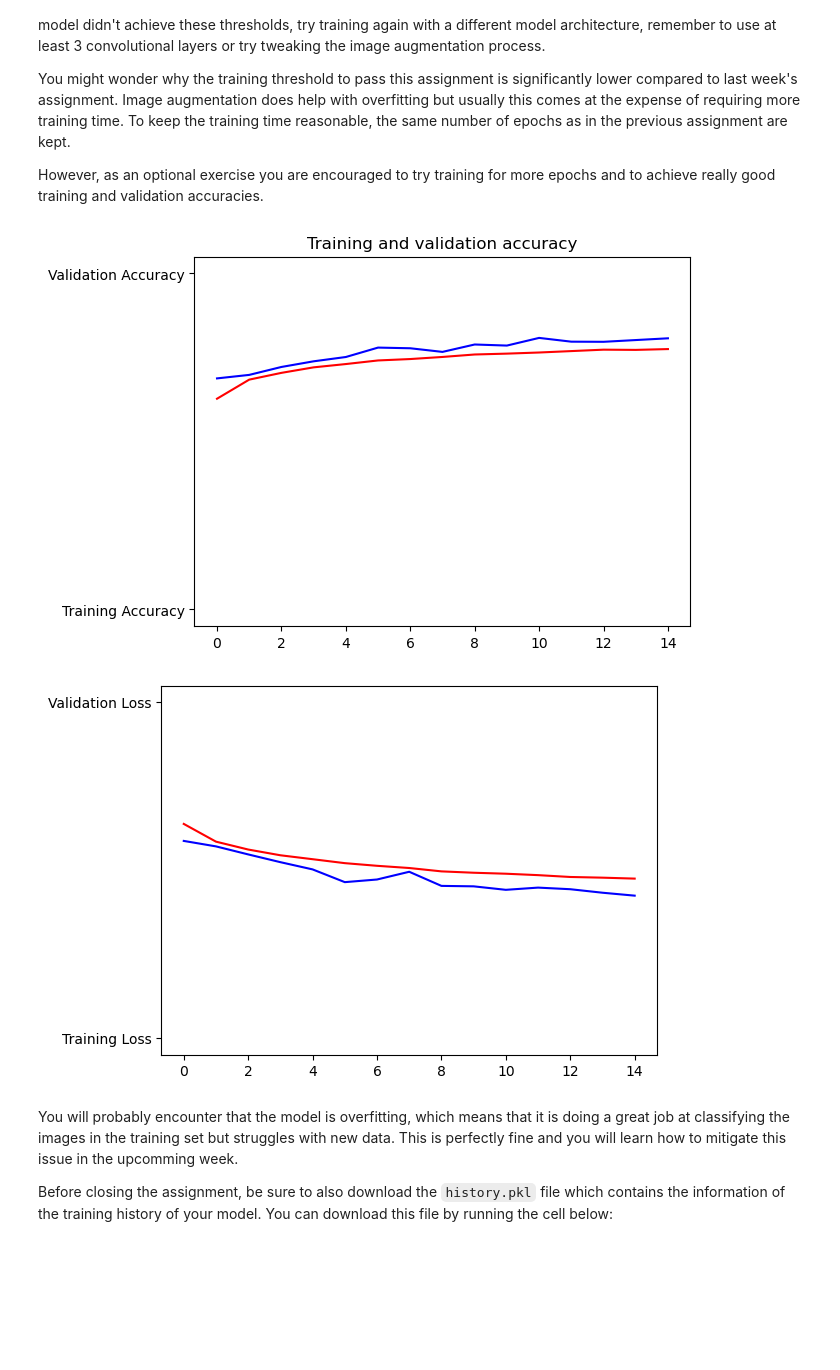
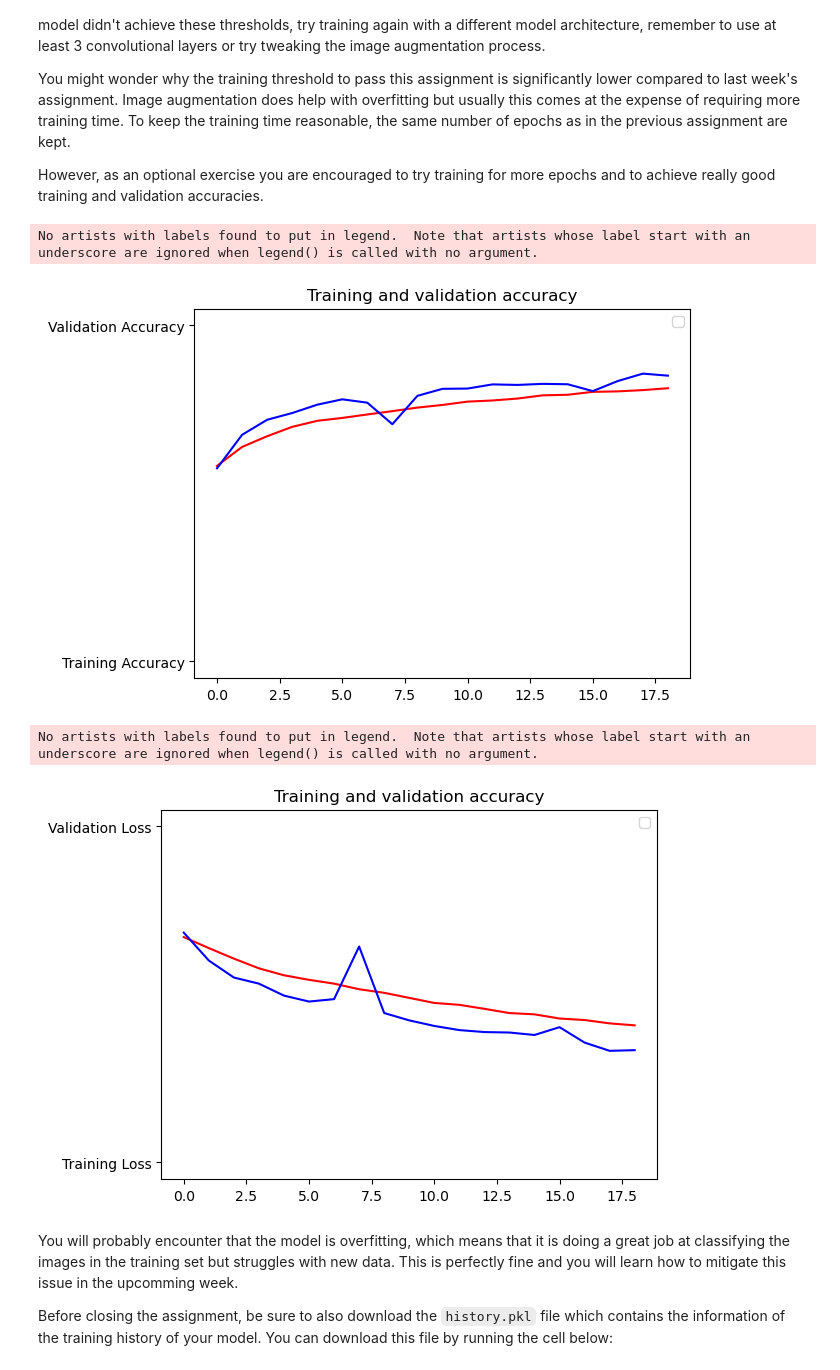
Before and after one commit to Immortal-Pi/DeepLearningTensorflowCoursera, a Jupyter notebook: CNNComplex/C2W2_Assignment.ipynb, the cells around one changed output. Saved outputs shown, nothing was run; the diff lists cells and outputs as text; code cells hidden in the pictures; blank space fills up the shorter version.

```diff
--- a/CNNComplex/C2W2_Assignment.ipynb
+++ b/CNNComplex/C2W2_Assignment.ipynb
@@ -373,8 +373,12 @@ def create_model():
     tf.keras.layers.MaxPool2D(2,2),
     tf.keras.layers.Conv2D(64,(3,3),activation='relu'),
     tf.keras.layers.MaxPool2D(2,2),
+    tf.keras.layers.Conv2D(64,(3,3),activation='relu'),
+    tf.keras.layers.MaxPool2D(2,2),
+    tf.keras.layers.Conv2D(64,(3,3),activation='relu'),
+    tf.keras.layers.MaxPool2D(2,2),
     tf.keras.layers.Flatten(),
-    tf.keras.layers.Dense(256,activation='relu'),
+    tf.keras.layers.Dense(512,activation='relu'),
     tf.keras.layers.Dense(1, activation='sigmoid')
   ])
 
@@ -397,7 +401,7 @@ model = create_model()
 # Train the model
 # Note that this may take some time.
 history = model.fit(train_generator,
-                    epochs=15,
+                    epochs=19,
                     verbose=1,
                     validation_data=validation_generator)
 # %% [output]
@@ -421,33 +433,38 @@ However, as an optional exercise you are encouraged to try training for more epo
 # %%
 #-----------------------------------------------------------
 # Retrieve a list of list results on training and test data
 # sets for each training epoch
 #-----------------------------------------------------------
 acc=history.history['accuracy']
 val_acc=history.history['val_accuracy']
 loss=history.history['loss']
 val_loss=history.history['val_loss']
 
 epochs=range(len(acc)) # Get number of epochs
 
 #------------------------------------------------
 # Plot training and validation accuracy per epoch
 #------------------------------------------------
 plt.plot(epochs, acc, 'r', "Training Accuracy")
 plt.plot(epochs, val_acc, 'b', "Validation Accuracy")
 plt.title('Training and validation accuracy')
+plt.legend()
 plt.show()
 print("")
 
 #------------------------------------------------
 # Plot training and validation loss per epoch
 #------------------------------------------------
 plt.plot(epochs, loss, 'r', "Training Loss")
 plt.plot(epochs, val_loss, 'b', "Validation Loss")
+plt.title('Training and validation accuracy')
+plt.legend()
 plt.show()
 # %% [output]
+No artists with labels found to put in legend.  Note that artists whose label start with an underscore are ignored when legend() is called with no argument.
-[figure, old version]
+[figure, new version]
+No artists with labels found to put in legend.  Note that artists whose label start with an underscore are ignored when legend() is called with no argument.
-[figure, old version]
+[figure, new version]
 # %% [markdown]
 You will probably encounter that the model is overfitting, which means that it is doing a great job at classifying the images in the training set but struggles with new data. This is perfectly fine and you will learn how to mitigate this issue in the upcomming week.
 
```
Also changed, not shown: parts of 1 cell of this notebook, 2 other files.
